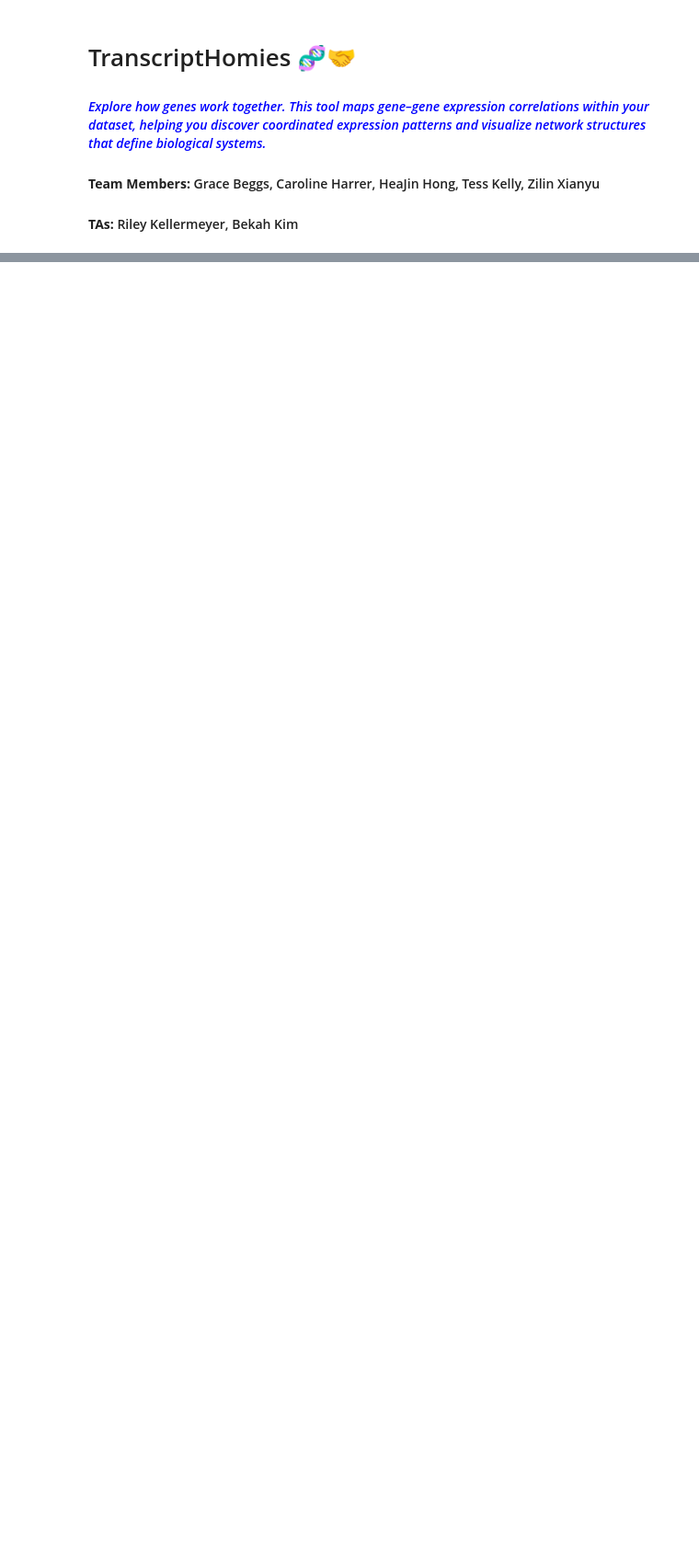
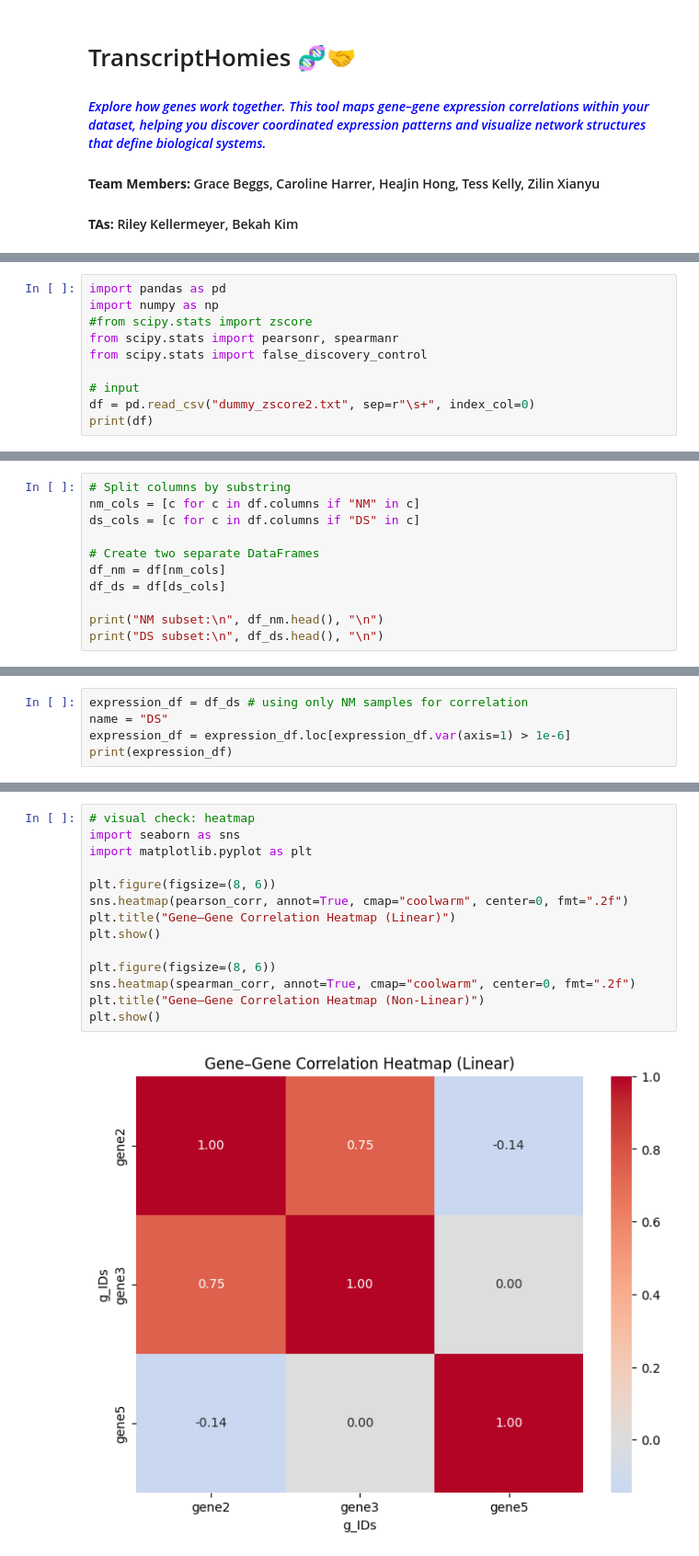
Before and after one commit to rikellermeyer/TranscriptHomies, a Jupyter notebook: master_script.ipynb, the cells around one changed output, grey strips where cells are left out. Shown at 92% size. Drawn from its saved outputs; the diff is of its cells as text; blank space fills up the shorter version.

```diff
--- a/master_script.ipynb
+++ b/master_script.ipynb
@@ -9,0 +12,10 @@
+# %%
+import pandas as pd
+import numpy as np
+#from scipy.stats import zscore
+from scipy.stats import pearsonr, spearmanr
+from scipy.stats import false_discovery_control
+
+# input
+df = pd.read_csv("dummy_zscore2.txt", sep=r"\s+", index_col=0)
+print(df)
@@ -9,0 +38,11 @@
+# %%
+# Split columns by substring
+nm_cols = [c for c in df.columns if "NM" in c]
+ds_cols = [c for c in df.columns if "DS" in c]
+
+# Create two separate DataFrames
+df_nm = df[nm_cols]
+df_ds = df[ds_cols]
+
+print("NM subset:\n", df_nm.head(), "\n")
+print("DS subset:\n", df_ds.head(), "\n")
@@ -9,0 +67,5 @@
+# %%
+expression_df = df_ds # using only NM samples for correlation
+name = "DS"
+expression_df = expression_df.loc[expression_df.var(axis=1) > 1e-6]
+print(expression_df)
@@ -9,0 +176,16 @@
+# %%
+# visual check: heatmap
+import seaborn as sns
+import matplotlib.pyplot as plt
+
+plt.figure(figsize=(8, 6))
+sns.heatmap(pearson_corr, annot=True, cmap="coolwarm", center=0, fmt=".2f")
+plt.title("Gene–Gene Correlation Heatmap (Linear)")
+plt.show()
+
+plt.figure(figsize=(8, 6))
+sns.heatmap(spearman_corr, annot=True, cmap="coolwarm", center=0, fmt=".2f")
+plt.title("Gene–Gene Correlation Heatmap (Non-Linear)")
+plt.show()
+# %% [output]
+[figure, added]
```
Also changed, not shown: parts of 18 cells of this notebook.
